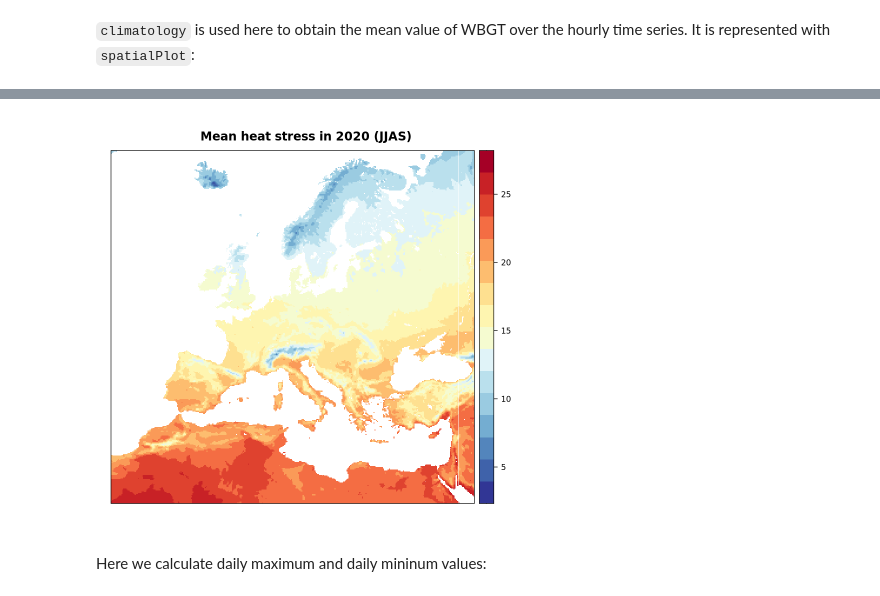
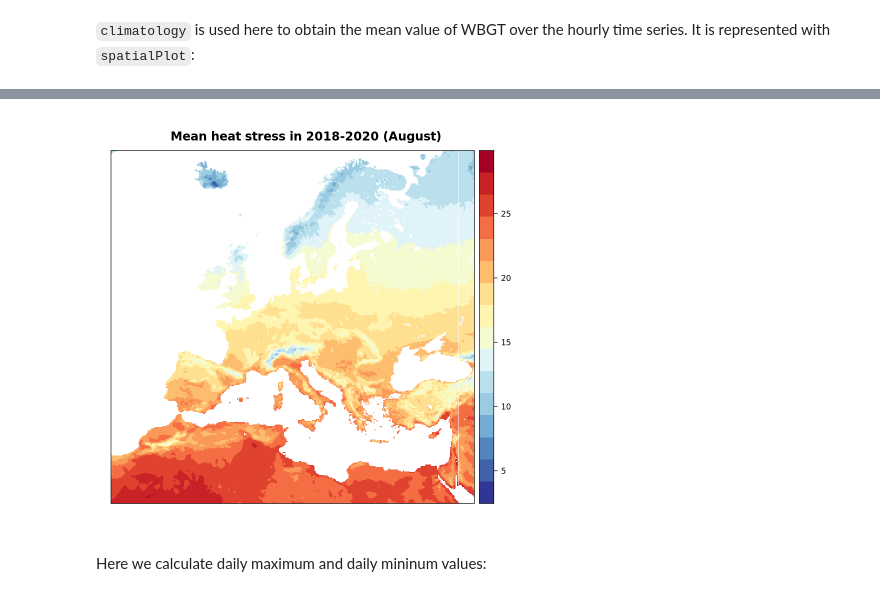
Before and after one commit to anacv/heat-stress-evaluation, a Jupyter notebook: notebooks/3_HeatStress_example.ipynb, the cells around one changed output, grey strips where cells are left out. Saved outputs shown, nothing was run; the diff lists cells and outputs as text; code cells hidden in the pictures.

```diff
--- a/notebooks/3_HeatStress_example.ipynb
+++ b/notebooks/3_HeatStress_example.ipynb
@@ -113,5 +114,7 @@ List of 7
   .. ..$ Shape      : int 418
   .. ..$ Coordinates: chr "rlon"
 # %%
-data_tas <- loadGridData(ncml_file, var="tas", years=2000, season = 6:9)
+years <- 2018:2020
+seasons <- 8  # August
+data_tas <- loadGridData(ncml_file, var="tas", years=years, season = seasons)
 # %% [output]
@@ -154,3 +157,3 @@ spatialPlot(climatology(data_tas), color.theme = "YlOrRd")
 # %%
-data_hurs <- loadGridData(ncml_file, var="hurs", years=2000, season = 6:9)
+data_hurs <- loadGridData(ncml_file, var="hurs", years=years, season = seasons)
 # %% [output]
@@ -271,5 +279,5 @@ attributes(wbgt$Variable)$longname <- "swbgt"
 `climatology` is used here to obtain the mean value of WBGT over the hourly time series. It is represented with `spatialPlot`:
 # %%
 wbgt_dailymean <- climatology(wbgt) # by default mean over the whole period (hourly data)
-spatialPlot(wbgt_dailymean, main = "Mean heat stress in 2020 (JJAS)", rev.colors = TRUE)
+spatialPlot(wbgt_dailymean, main = "Mean heat stress in 2018-2020 (August)", rev.colors = TRUE)
 # %% [output]
@@ -279,4 +287,4 @@ spatialPlot(wbgt_dailymean, main = "Mean heat stress in 2020 (JJAS)", rev.colors
-[figure, old version]
+[figure, new version]
 # %% [markdown]
 Here we calculate daily maximum and daily mininum values:
 # %%
```
Also changed, not shown: parts of 23 cells of this notebook, 2 other files.
